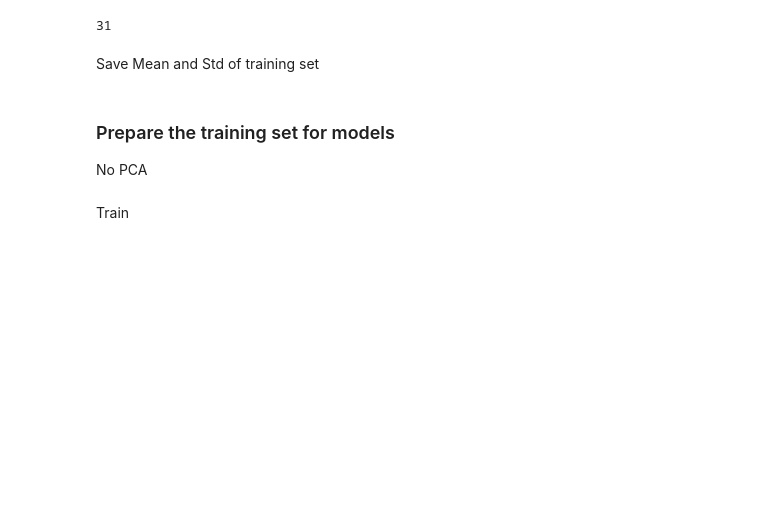
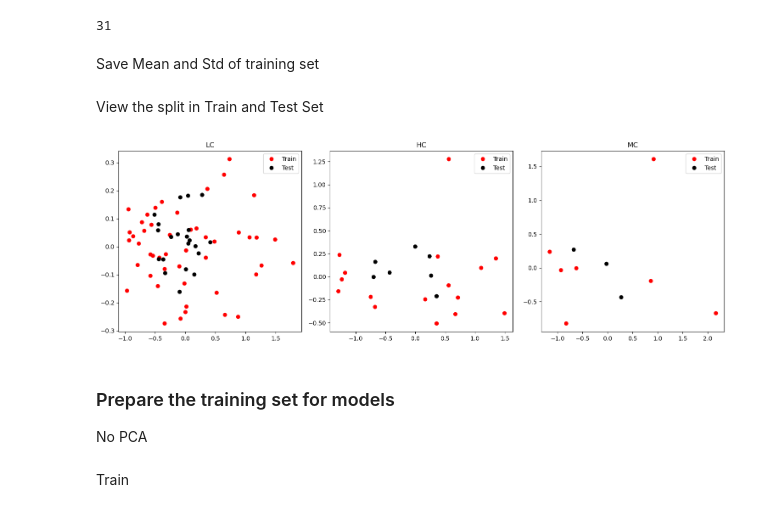
Before and after one commit to Bvs00/AI4ODA_projectwork, a Jupyter notebook: Lipidoma/notebook_most_important_features_lipidoma.ipynb, the cells around one changed output. Saved outputs shown, nothing was run; the diff lists cells and outputs as text; code cells hidden in the pictures; blank space fills up the shorter version.

Commit message:
Aggiunta della visualizzazione dello split in train and test

```diff
--- a/Lipidoma/notebook_most_important_features_lipidoma.ipynb
+++ b/Lipidoma/notebook_most_important_features_lipidoma.ipynb
@@ -407,6 +407,38 @@ Save Mean and Std of training set
 # %%
 mean= x_train.mean(axis=0)
 std = x_train.std(axis=0)
+# %% [markdown]
+View the split in Train and Test Set
+# %%
+lc_2_dim = PCA(n_components=2).fit_transform(x.loc[outlier_lc["Sample"]])
+mc_2_dim = PCA(n_components=2).fit_transform(x.loc[outlier_mc["Sample"]])
+hc_2_dim = PCA(n_components=2).fit_transform(x.loc[outlier_hc["Sample"]])
+
+lc_color = ['red'] * train_size_lc + ['black'] * (len(lc_2_dim) - train_size_lc)
+mc_color = ['red'] * train_size_mc + ['black'] * (len(mc_2_dim) - train_size_mc)
+hc_color = ['red'] * train_size_hc + ['black'] * (len(hc_2_dim) - train_size_hc)
+
+
+fig, axs = plt.subplots(1,3,figsize=(15,5))
+axs[0].scatter(lc_2_dim[:,0],lc_2_dim[:,1],c=lc_color)
+axs[0].legend(handles=[plt.Line2D([], [], color='red', marker='o', linestyle='None', label='Train'),
+                    plt.Line2D([], [], color='black', marker='o', linestyle='None', label='Test')])
+axs[0].set_title("LC")
+
+axs[1].scatter(hc_2_dim[:,0],hc_2_dim[:,1],c=hc_color)
+axs[1].legend(handles=[plt.Line2D([], [], color='red', marker='o', linestyle='None', label='Train'),
+                    plt.Line2D([], [], color='black', marker='o', linestyle='None', label='Test')])
+axs[1].set_title("HC")
+
+axs[2].scatter(mc_2_dim[:,0],mc_2_dim[:,1],c=mc_color)
+axs[2].legend(handles=[plt.Line2D([], [], color='red', marker='o', linestyle='None', label='Train'),
+                    plt.Line2D([], [], color='black', marker='o', linestyle='None', label='Test')])
+axs[2].set_title("MC")
+
+plt.tight_layout()
+plt.show()
+# %% [output]
+[figure, added]
 # %% [markdown]
 ### Prepare the training set for models
 No PCA
```
Also changed, not shown: 13 other files.
